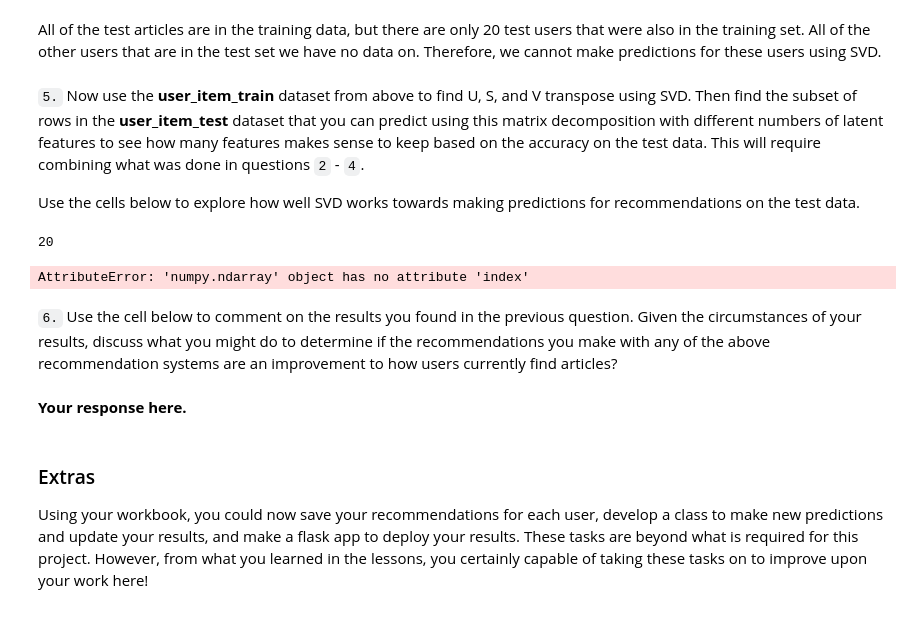
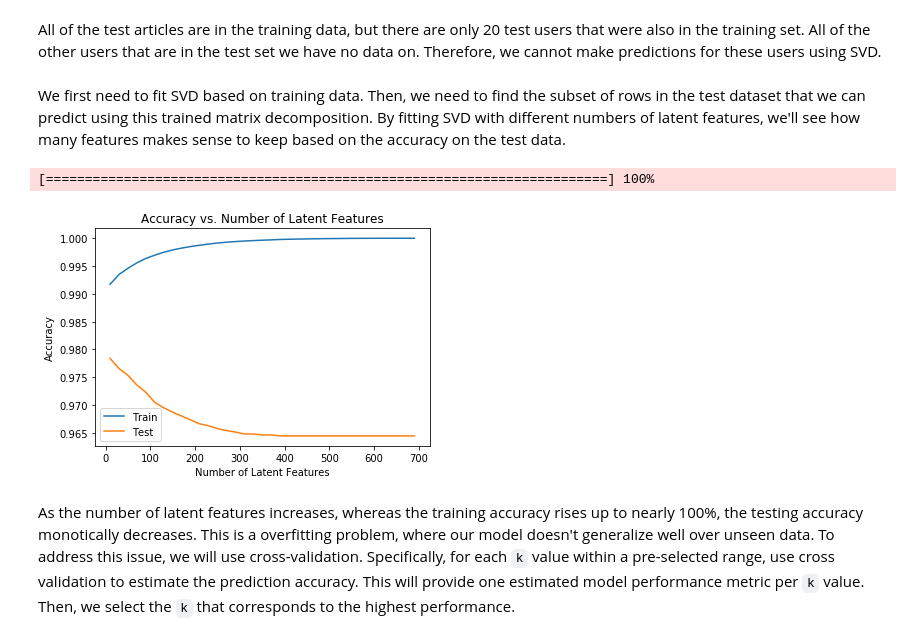
Before and after one commit to trant22t/data-science-nanodegree, a Jupyter notebook: ibm_articles_recommendation_engine/main.ipynb, the cells around one changed output. Cells and saved outputs as stored; diff of their text form; code cells hidden in the pictures.

Commit message:
finish matrix factorization of recommendation notebook

```diff
--- a/ibm_articles_recommendation_engine/main.ipynb
+++ b/ibm_articles_recommendation_engine/main.ipynb
@@ -632,6 +642,4 @@ Number of articles we are not able to make predictions for because of the cold s
 # %% [markdown]
 All of the test articles are in the training data, but there are only 20 test users that were also in the training set.  All of the other users that are in the test set we have no data on.  Therefore, we cannot make predictions for these users using SVD.
 # %% [markdown]
-`5.` Now use the **user_item_train** dataset from above to find U, S, and V transpose using SVD. Then find the subset of rows in the **user_item_test** dataset that you can predict using this matrix decomposition with different numbers of latent features to see how many features makes sense to keep based on the accuracy on the test data. This will require combining what was done in questions `2` - `4`.
-
-Use the cells below to explore how well SVD works towards making predictions for recommendations on the test data.
+We first need to fit SVD based on training data. Then, we need to find the subset of rows in the test dataset that we can predict using this trained matrix decomposition. By fitting SVD with different numbers of latent features, we'll see how many features makes sense to keep based on the accuracy on the test data.
@@ -643,39 +646,60 @@ user_item_test_subset = user_item_test[user_item_test.index.isin(user_item_train
-# %%
-idx = np.where(user_item_train.index.isin(user_item_test.index))[0]
-# %% [output]
-20
+# %%
+# fit SVD on the user_item_train matrix
+u_train, s_train, vt_train = np.linalg.svd(user_item_train)
+
+# rows (users) in train set that match the test set
+row_idxs = user_item_train.index.isin(user_item_test.index)
+u_test = u_train[row_idxs, :]
+
+# columns (articles) in train set that match the test set
+col_idxs = user_item_train.columns.isin(user_item_test.columns)
+vt_test = vt_train[:, col_idxs]
+
+# find subset of rows in user_item_test that we can predict using SVD
+row_idxs = user_item_test.index.isin(user_item_train.index)
+user_item_test_subset = user_item_test.iloc[row_idxs, :]
 # %%
-# Use these cells to see how well you can use the training
-# decomposition to predict on test data
 num_latent_feats = np.arange(10, 700+10, 20)
-sum_errs = []
+train_errs = []
+test_errs = []
+
+cnter = 0
+bar = progressbar.ProgressBar(maxval=len(num_latent_feats),
+                              widgets=[progressbar.Bar('=', '[', ']'), ' ', progressbar.Percentage()])
+bar.start()
 
 for k in num_latent_feats:
+    # update progress bar
+    cnter += 1
+    bar.update(cnter)
+
     # restructure with k latent features
-    s_new, u_new, vt_new = np.diag(s_train[:k]), u_train[:, :k], vt_train[:k, :]
+    s_new_train, u_new_train, vt_new_train = np.diag(s_train[:k]), u_train[:, :k], vt_train[:k, :]
+    u_new_test, vt_new_test = u_test[:, :k], vt_test[:k, :]
 
     # take dot product
-    user_item_est = np.around(np.dot(np.dot(u_new, s_new), vt_new))
+    user_item_train_est = np.around(np.dot(np.dot(u_new_train, s_new_train), vt_new_train))
+    user_item_test_est = np.around(np.dot(np.dot(u_new_test, s_new_train), vt_new_test))
 
     # compute error for each prediction to actual value
-    diffs = np.subtract(user_item_test_subset, user_item_est_subset)
+    train_errs_tmp = np.subtract(user_item_train.values.flatten(), user_item_train_est.flatten())
+    test_errs_tmp = np.subtract(user_item_test_subset.values.flatten(), user_item_test_est.flatten())
 
-    # total errors and keep track of them
-    err = np.sum(np.sum(np.abs(diffs)))
-    sum_errs.append(err)
+    # keep track of those errors
+    train_errs.append(np.sum(np.sum(np.abs(train_errs_tmp))))
+    test_errs.append(np.sum(np.sum(np.abs(test_errs_tmp))))
 
+n_interactions_train = user_item_train.shape[0] * user_item_train.shape[1]
+n_interactions_test_subset = user_item_test_subset.shape[0] * user_item_test_subset.shape[1]
 
-plt.plot(num_latent_feats, 1 - np.array(sum_errs)/df.shape[0]);
-plt.xlabel('Number of Latent Features');
-plt.ylabel('Accuracy');
-plt.title('Accuracy vs. Number of Latent Features');
+plt.figure()
+plt.plot(num_latent_feats, 1-np.array(train_errs)/n_interactions_train, label='Train')
+plt.plot(num_latent_feats, 1-np.array(test_errs)/n_interactions_test_subset, label='Test')
+plt.xlabel('Number of Latent Features')
+plt.ylabel('Accuracy')
+plt.title('Accuracy vs. Number of Latent Features')
+plt.legend()
+plt.show();
 # %% [output]
-AttributeError: 'numpy.ndarray' object has no attribute 'index'
+[========================================================================] 100%
+[figure, added]
-# %% [markdown]
-`6.` Use the cell below to comment on the results you found in the previous question. Given the circumstances of your results, discuss what you might do to determine if the recommendations you make with any of the above recommendation systems are an improvement to how users currently find articles?
-# %% [markdown]
-**Your response here.**
-# %% [markdown]
-<a id='conclusions'></a>
-### Extras
-Using your workbook, you could now save your recommendations for each user, develop a class to make new predictions and update your results, and make a flask app to deploy your results.  These tasks are beyond what is required for this project.  However, from what you learned in the lessons, you certainly capable of taking these tasks on to improve upon your work here!
@@ -684,0 +706,2 @@ call(['python', '-m', 'nbconvert', 'Recommendations_with_IBM.ipynb'])
+# %% [markdown]
+As the number of latent features increases, whereas the training accuracy rises up to nearly 100%, the testing accuracy monotically decreases. This is a overfitting problem, where our model doesn't generalize well over unseen data. To address this issue, we will use cross-validation. Specifically, for each `k` value within a pre-selected range, use cross validation to estimate the prediction accuracy. This will provide one estimated model performance metric per `k` value. Then, we select the `k` that corresponds to the highest performance.
```
Also changed, not shown: parts of 32 cells of this notebook, 1 other file.
